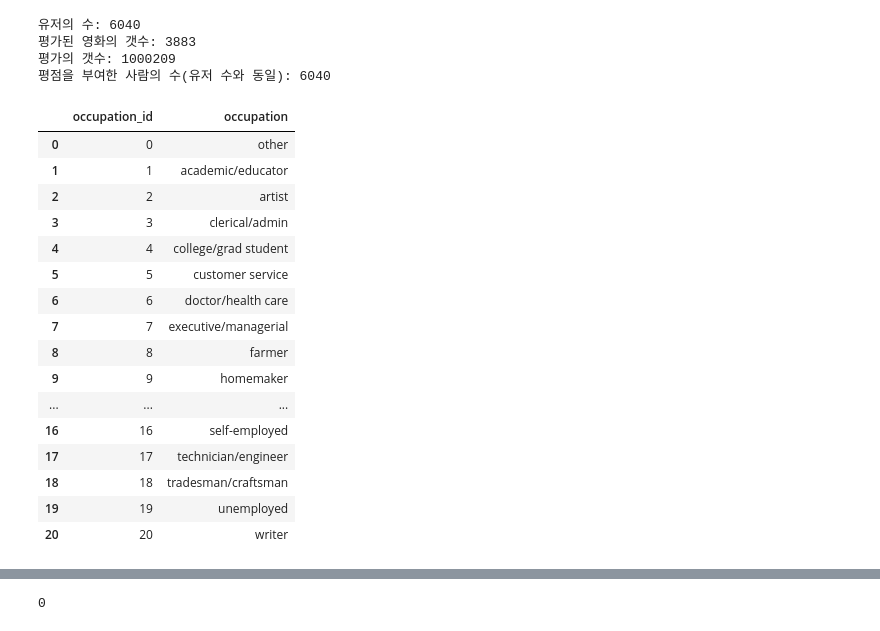
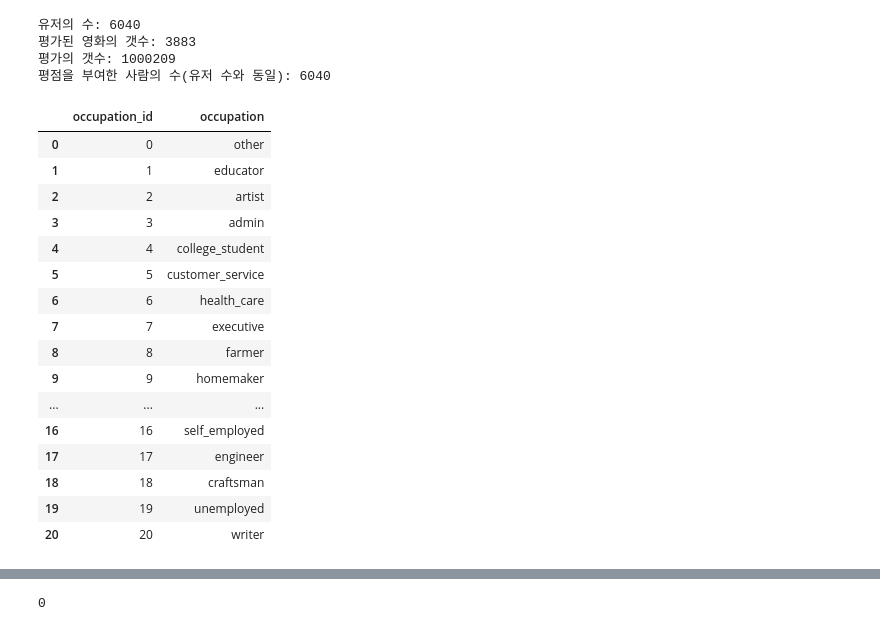
Before and after one commit to yunong-E/cp2-Recommendation-System, a Jupyter notebook: Recommendation_System_ver_2_0.ipynb, the cells around one changed output, grey strips where cells are left out. Drawn from its saved outputs; the diff is of its cells as text; code cells hidden in the pictures.

```diff
--- a/Recommendation_System_ver_2_0.ipynb
+++ b/Recommendation_System_ver_2_0.ipynb
@@ -344,32 +423,32 @@ print('평점을 부여한 사람의 수(유저 수와 동일):', unique_ratings
 # %%
-# README.txt를 참조하여 직업군 데이터프레임을 생성합니다.
+# README.txt를 참조하여 직업군 데이터프레임을 생성합니다. (대표 직업군 설정)
 occ_id = [id for id in range(0, 21)]
-occ_list = {'occupation': ["other", "academic/educator", "artist","clerical/admin"
-                          , "college/grad student", "customer service"
-                          , "doctor/health care", "executive/managerial", "farmer"
-                          , "homemaker", "K-12 student", "lawyer", "programmer"
-                          , "retired", "sales/marketing", "scientist"
-                          , "self-employed", "technician/engineer", "tradesman/craftsman"
+occ_list = {'occupation': ["other", "educator", "artist","admin"
+                          , "college_student", "customer_service"
+                          , "health_care", "executive", "farmer"
+                          , "homemaker", "K_12", "lawyer", "programmer"
+                          , "retired", "sales", "scientist"
+                          , "self_employed", "engineer", "craftsman"
                           , "unemployed", "writer"],
             'occupation_id': occ_id}
 
 occupation = pd.DataFrame(occ_list, columns=['occupation_id', 'occupation'])
 occupation
 # %% [output]
 |  | occupation_id | occupation |
 | 0 | 0 | other |
-| 1 | 1 | academic/educator |
+| 1 | 1 | educator |
 | 2 | 2 | artist |
-| 3 | 3 | clerical/admin |
-| 4 | 4 | college/grad student |
-| 5 | 5 | customer service |
-| 6 | 6 | doctor/health care |
-| 7 | 7 | executive/managerial |
+| 3 | 3 | admin |
+| 4 | 4 | college_student |
+| 5 | 5 | customer_service |
+| 6 | 6 | health_care |
+| 7 | 7 | executive |
 | 8 | 8 | farmer |
 | 9 | 9 | homemaker |
 | ... | ... | ... |
-| 16 | 16 | self-employed |
-| 17 | 17 | technician/engineer |
-| 18 | 18 | tradesman/craftsman |
+| 16 | 16 | self_employed |
+| 17 | 17 | engineer |
+| 18 | 18 | craftsman |
 | 19 | 19 | unemployed |
 | 20 | 20 | writer |
```
Also changed, not shown: parts of 79 cells of this notebook.
